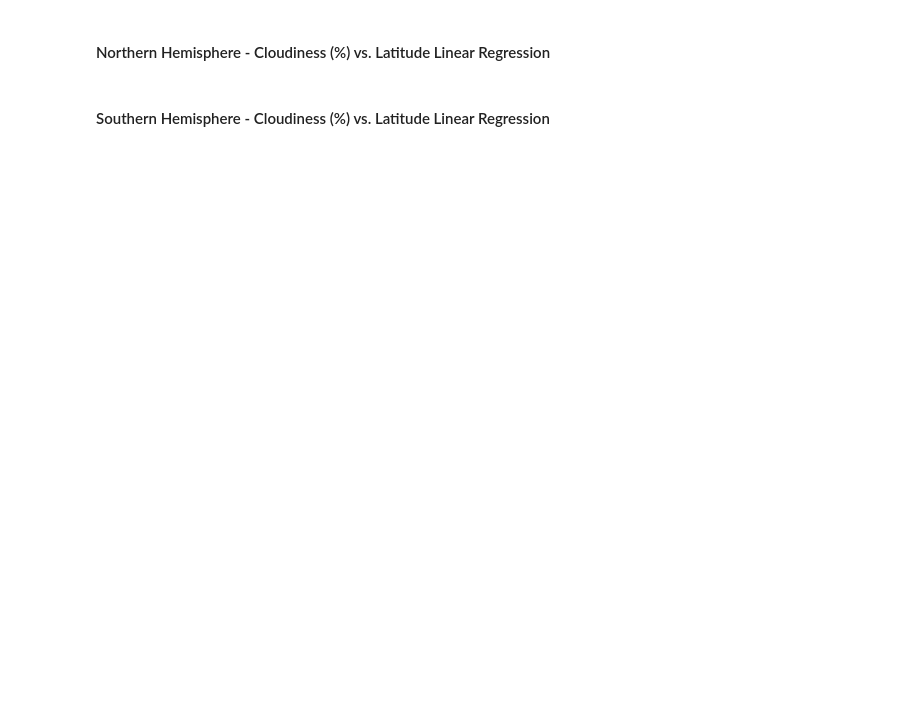
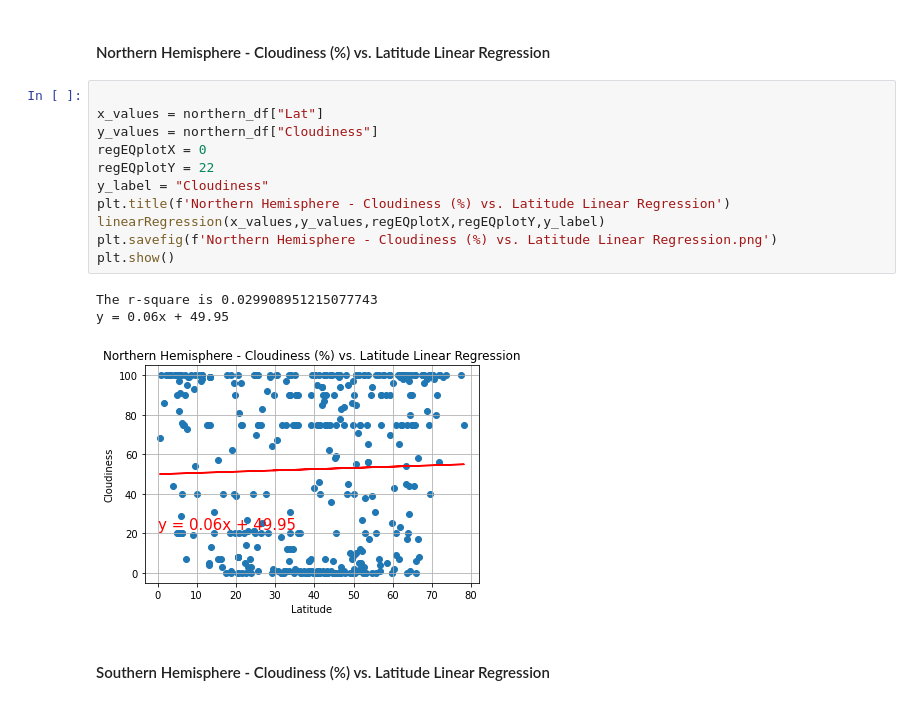
Before and after one commit to dalismo/python-api-challenge, a Jupyter notebook: WeatherPy/WeatherPy.ipynb, the cells around one changed output. Drawn from its saved outputs; the diff is of its cells as text; blank space fills up the shorter version.

```diff
--- a/WeatherPy/WeatherPy.ipynb
+++ b/WeatherPy/WeatherPy.ipynb
@@ -330,4 +330,19 @@ y = 0.39x + 81.68
 # %% [markdown]
 ####  Northern Hemisphere - Cloudiness (%) vs. Latitude Linear Regression
+# %%
+
+x_values = northern_df["Lat"]
+y_values = northern_df["Cloudiness"]
+regEQplotX = 0
+regEQplotY = 22
+y_label = "Cloudiness"
+plt.title(f'Northern Hemisphere - Cloudiness (%) vs. Latitude Linear Regression')
+linearRegression(x_values,y_values,regEQplotX,regEQplotY,y_label)
+plt.savefig(f'Northern Hemisphere - Cloudiness (%) vs. Latitude Linear Regression.png')
+plt.show()
+# %% [output]
+The r-square is 0.029908951215077743
+y = 0.06x + 49.95
+[figure, added]
 # %% [markdown]
 ####  Southern Hemisphere - Cloudiness (%) vs. Latitude Linear Regression
```
Also changed, not shown: parts of 4 cells of this notebook, 5 other files.
